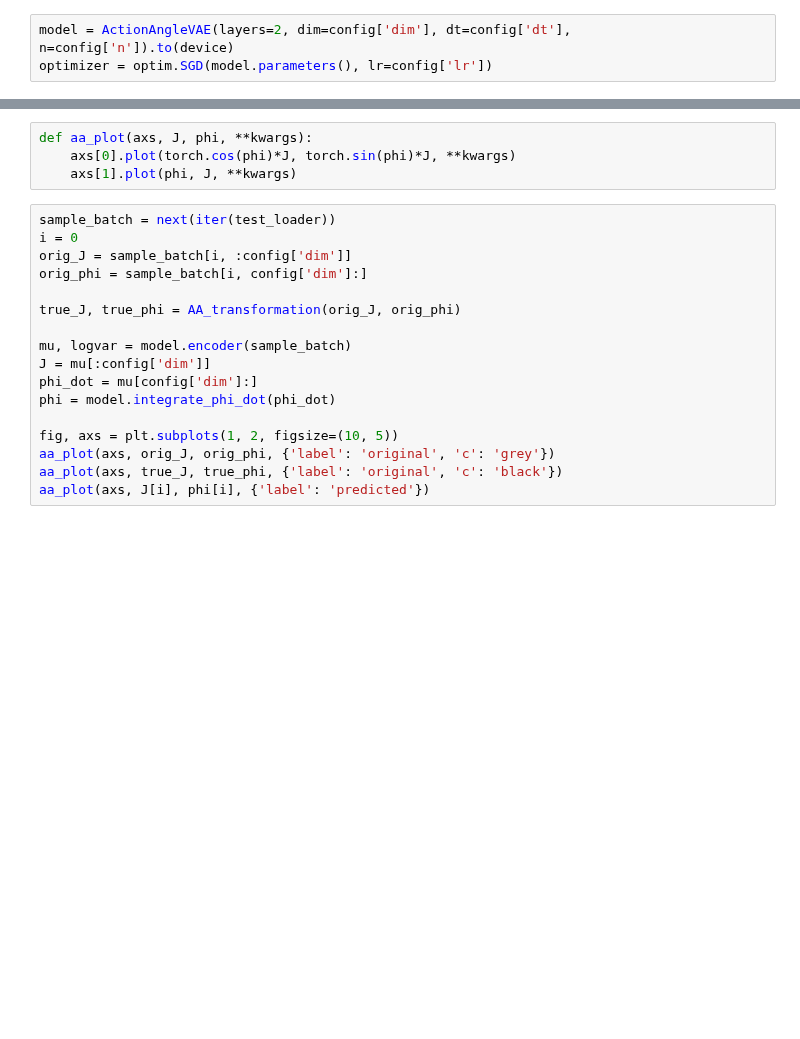
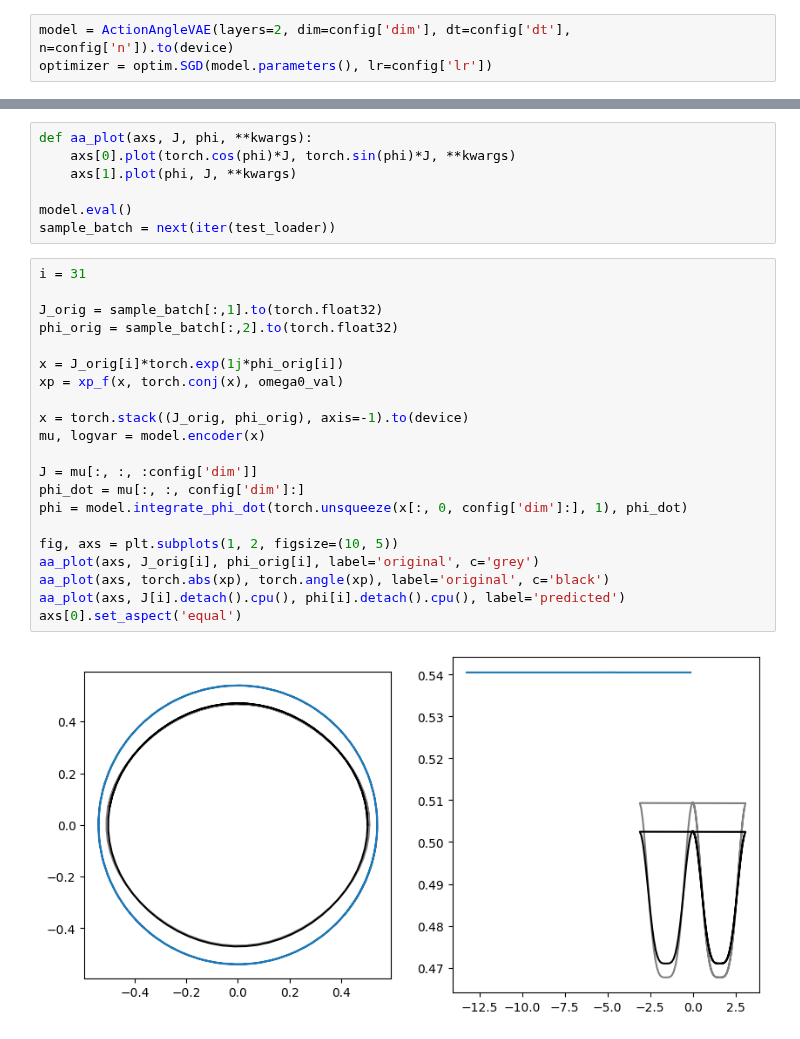
Before and after one commit to kavidey/action-angle-discovery, a Jupyter notebook: vae.ipynb, the cells around one changed output, grey strips where cells are left out. Cells and saved outputs as stored; diff of their text form; blank space fills up the shorter version.

```diff
--- a/vae.ipynb
+++ b/vae.ipynb
@@ -221,20 +246,29 @@ plt.show()
 def aa_plot(axs, J, phi, **kwargs):
     axs[0].plot(torch.cos(phi)*J, torch.sin(phi)*J, **kwargs)
     axs[1].plot(phi, J, **kwargs)
+
+model.eval()
+sample_batch = next(iter(test_loader))
 # %%
-sample_batch = next(iter(test_loader))
-i = 0
-orig_J = sample_batch[i, :config['dim']]
-orig_phi = sample_batch[i, config['dim']:]
+i = 31
 
-true_J, true_phi = AA_transformation(orig_J, orig_phi)
+J_orig = sample_batch[:,1].to(torch.float32)
+phi_orig = sample_batch[:,2].to(torch.float32)
 
-mu, logvar = model.encoder(sample_batch)
-J = mu[:config['dim']]
-phi_dot = mu[config['dim']:]
-phi = model.integrate_phi_dot(phi_dot)
+x = J_orig[i]*torch.exp(1j*phi_orig[i])
+xp = xp_f(x, torch.conj(x), omega0_val)
+
+x = torch.stack((J_orig, phi_orig), axis=-1).to(device)
+mu, logvar = model.encoder(x)
+
+J = mu[:, :, :config['dim']]
+phi_dot = mu[:, :, config['dim']:]
+phi = model.integrate_phi_dot(torch.unsqueeze(x[:, 0, config['dim']:], 1), phi_dot)
 
 fig, axs = plt.subplots(1, 2, figsize=(10, 5))
-aa_plot(axs, orig_J, orig_phi, {'label': 'original', 'c': 'grey'})
-aa_plot(axs, true_J, true_phi, {'label': 'original', 'c': 'black'})
-aa_plot(axs, J[i], phi[i], {'label': 'predicted'})
+aa_plot(axs, J_orig[i], phi_orig[i], label='original', c='grey')
+aa_plot(axs, torch.abs(xp), torch.angle(xp), label='original', c='black')
+aa_plot(axs, J[i].detach().cpu(), phi[i].detach().cpu(), label='predicted')
+axs[0].set_aspect('equal')
+# %% [output]
+[figure, added]
```
Also changed, not shown: parts of 6 cells of this notebook, 1 other file.
